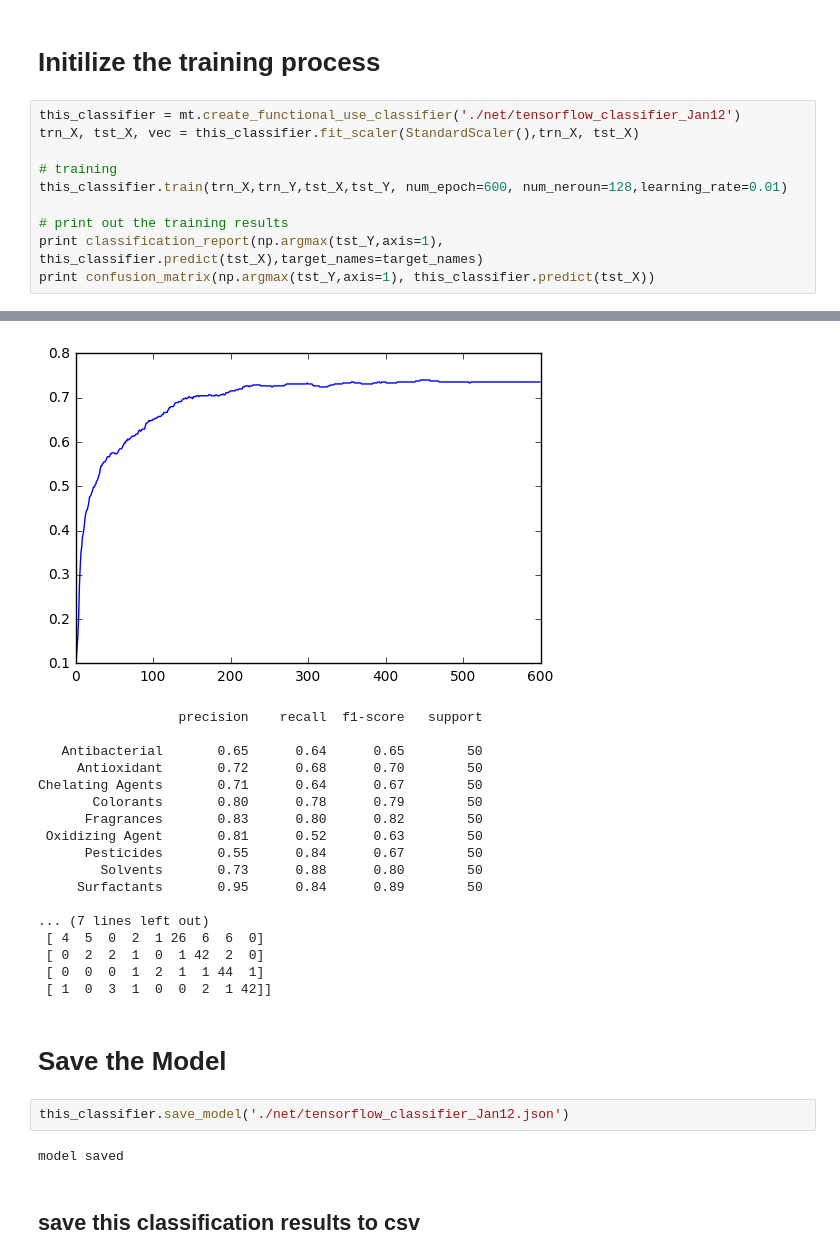
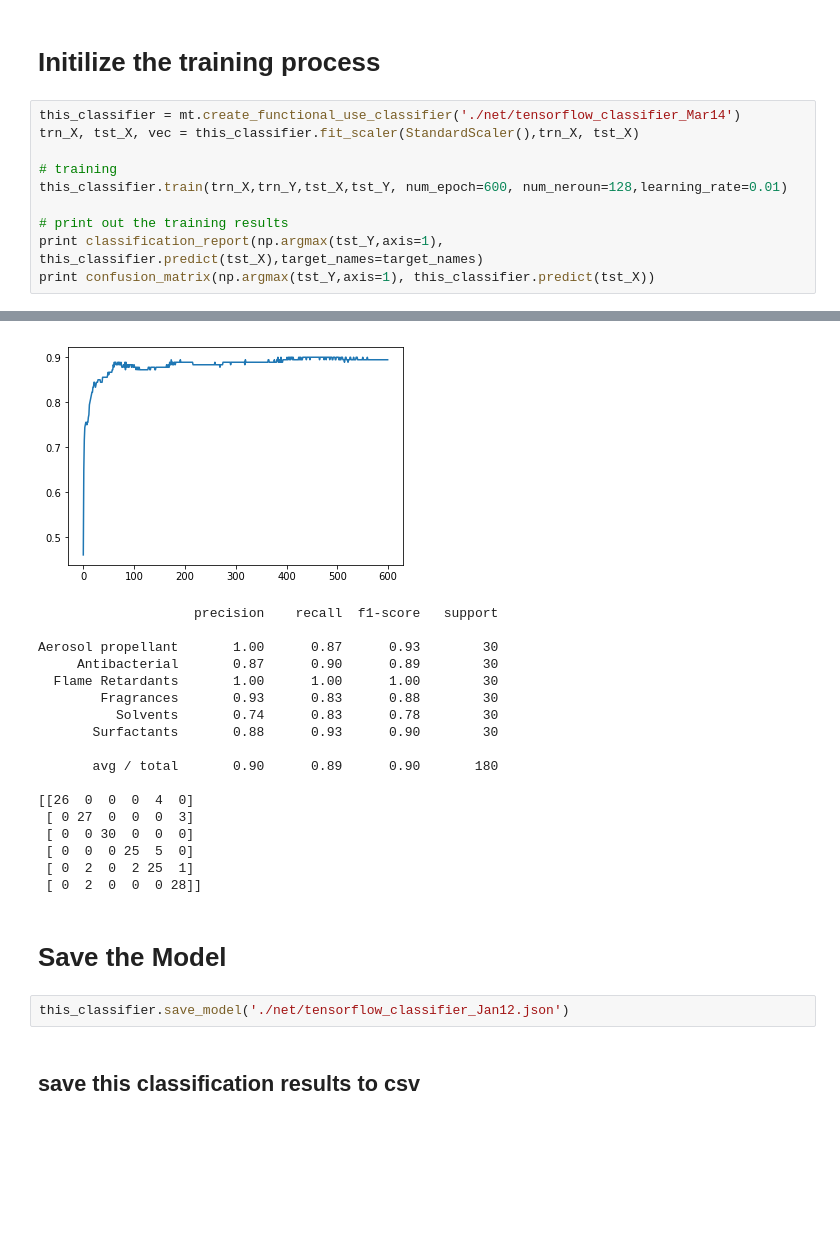
Before and after one commit to RunshengSong/functional_use_classifier, a Jupyter notebook: train_classifier.ipynb, the cells around one changed output, grey strips where cells are left out. Cells and saved outputs as stored; diff of their text form; blank space fills up the shorter version.

```diff
--- a/train_classifier.ipynb
+++ b/train_classifier.ipynb
@@ -53,7 +53,7 @@ Counter({'Fragrances': 50, 'Oxidizing Agent': 50, 'Antioxidant': 50, 'Chelating
 # %% [markdown]
 # Initilize the training process
 # %%
-this_classifier = mt.create_functional_use_classifier('./net/tensorflow_classifier_Jan12')
+this_classifier = mt.create_functional_use_classifier('./net/tensorflow_classifier_Mar14')
 trn_X, tst_X, vec = this_classifier.fit_scaler(StandardScaler(),trn_X, tst_X)
 
 # training
@@ -83,27 +83,25 @@ Epoch = 600, Training Accuracy = 98.04%, Testing Accuracy = 73.56%
-[figure, old version]
+[figure, new version]
-                  precision    recall  f1-score   support
+                    precision    recall  f1-score   support
 
-   Antibacterial       0.65      0.64      0.65        50
-     Antioxidant       0.72      0.68      0.70        50
-Chelating Agents       0.71      0.64      0.67        50
-       Colorants       0.80      0.78      0.79        50
-      Fragrances       0.83      0.80      0.82        50
- Oxidizing Agent       0.81      0.52      0.63        50
-      Pesticides       0.55      0.84      0.67        50
-        Solvents       0.73      0.88      0.80        50
-     Surfactants       0.95      0.84      0.89        50
+Aerosol propellant       1.00      0.87      0.93        30
+     Antibacterial       0.87      0.90      0.89        30
+  Flame Retardants       1.00      1.00      1.00        30
+        Fragrances       0.93      0.83      0.88        30
+          Solvents       0.74      0.83      0.78        30
+       Surfactants       0.88      0.93      0.90        30
 
-... (7 lines left out)
- [ 4  5  0  2  1 26  6  6  0]
- [ 0  2  2  1  0  1 42  2  0]
- [ 0  0  0  1  2  1  1 44  1]
- [ 1  0  3  1  0  0  2  1 42]]
+       avg / total       0.90      0.89      0.90       180
+
+[[26  0  0  0  4  0]
+ [ 0 27  0  0  0  3]
+ [ 0  0 30  0  0  0]
+ [ 0  0  0 25  5  0]
+ [ 0  2  0  2 25  1]
+ [ 0  2  0  0  0 28]]
 # %% [markdown]
 # Save the Model
 # %%
 this_classifier.save_model('./net/tensorflow_classifier_Jan12.json')
-# %% [output]
-model saved
 # %% [markdown]
 ## save this classification results to csv
 # %%
```
Also changed, not shown: parts of 2 cells of this notebook, 25 other files.
